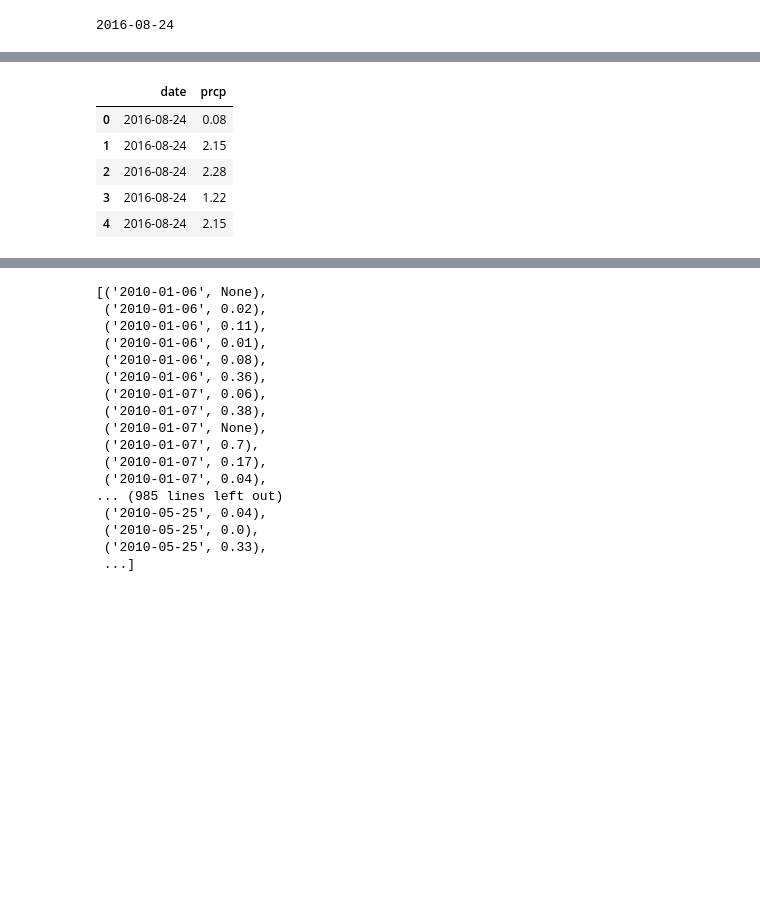
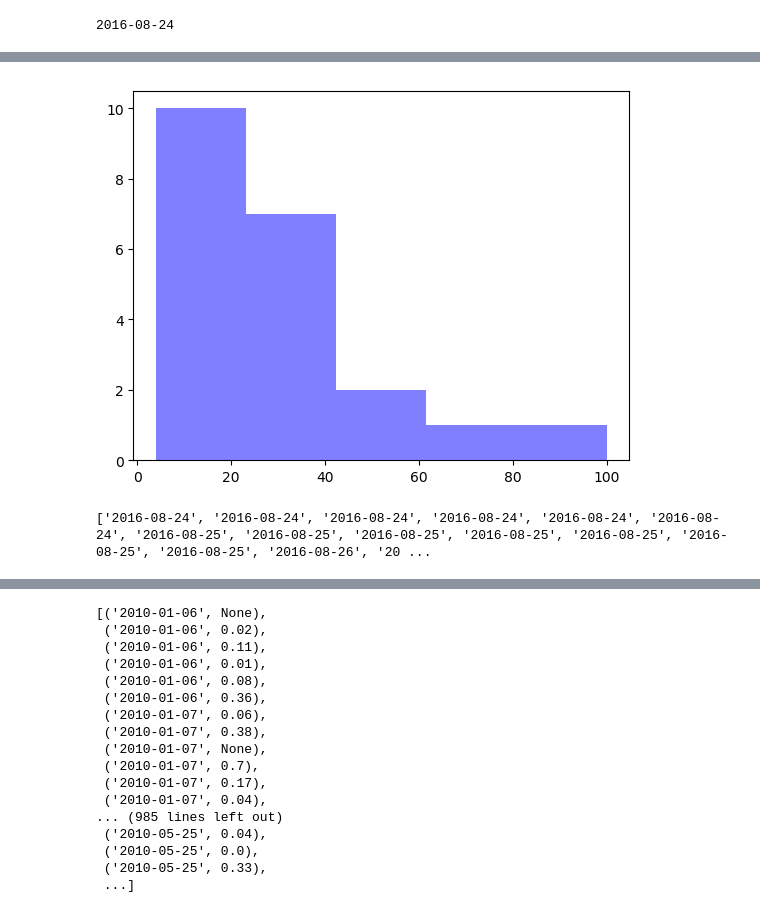
Before and after one commit to lisatian8/advanced-data-storage-challenge, a Jupyter notebook: climate_starter.ipynb, the cells around one changed output, grey strips where cells are left out. Drawn from its saved outputs; the diff is of its cells as text; code cells hidden in the pictures; blank space fills up the shorter version.

```diff
--- a/climate_starter.ipynb
+++ b/climate_starter.ipynb
@@ -96,3 +155,15 @@ print(f'{queryDate}')
+# %%
+### test
+import numpy as np
+import matplotlib.mlab as mlab
+import matplotlib.pyplot as plt
+
+x = [21,22,23,4,5,6,77,8,9,10,31,32,33,34,35,36,37,18,49,50,100]
+num_bins = 5
+n, bins, patches = plt.hist(x, num_bins, facecolor='blue', alpha=0.5)
+plt.show()
+# %% [output]
+[figure, added]
 # %%
 ### Retrieve from Measurement Table
 ### Measurement.date and prcp in last 12 months
@@ -103,13 +174,12 @@ filter(Measurement.date >= queryDate).filter(Measurement.prcp >= 0).order_by(Mea
 ###results = list(np.ravel(measurementDatePrcpResults))
 
 
-### pandas dataframe
-df_measurementDatePrcpResults = pd.DataFrame(measurementDatePrcpResults)
-df_measurementDatePrcpResults.head()
+###
+# Unpack the `emoji_id` and `scores` from results and save into separate lists
+dateList = [result[0] for result in measurementDatePrcpResults]
+prcpList = [result[1] for result in measurementDatePrcpResults]
+
+print(f'{dateList}')
+#print(f'{prcpList}')
 # %% [output]
-|  | date | prcp |
-| 0 | 2016-08-24 | 0.08 |
-| 1 | 2016-08-24 | 2.15 |
-| 2 | 2016-08-24 | 2.28 |
-| 3 | 2016-08-24 | 1.22 |
-| 4 | 2016-08-24 | 2.15 |
+['2016-08-24', '2016-08-24', '2016-08-24', '2016-08-24', '2016-08-24', '2016-08-24', '2016-08-25', '2016-08-25', '2016-08-25', '2016-08-25', '2016-08-25', '2016-08-25', '2016-08-25', '2016-08-26', '20 ...
```
Also changed, not shown: parts of 10 cells of this notebook.
